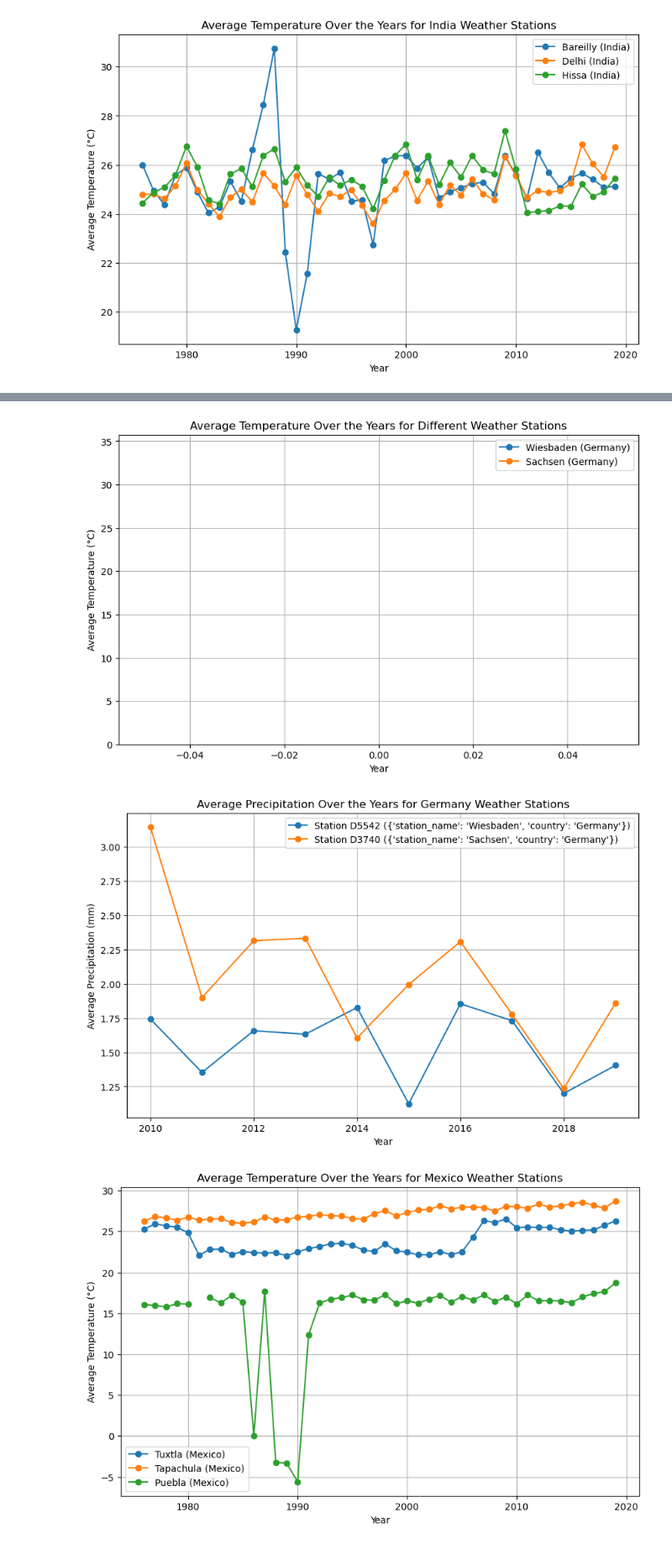
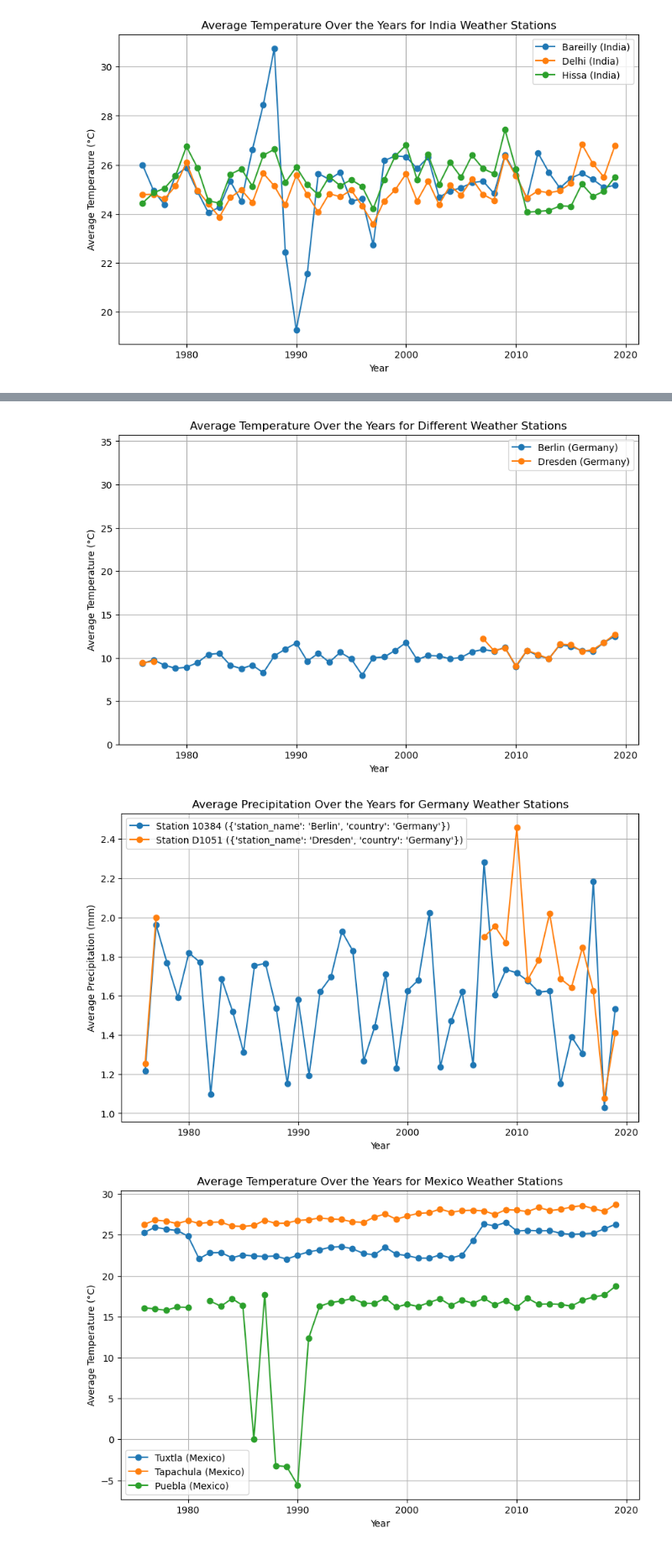
Before and after one commit to ElnazSaeidi/capstone-project-AEJS, a Jupyter notebook: Shumaila_Coding.ipynb, the cells around one changed output, grey strips where cells are left out. Shown at 84% size. Saved outputs shown, nothing was run; the diff lists cells and outputs as text; code cells hidden in the pictures.

```diff
--- a/Shumaila_Coding.ipynb
+++ b/Shumaila_Coding.ipynb
@@ -1568,7 +1849,7 @@ weather_df_1 = pd.DataFrame([])
 # Loop through all locations
 for station in stations:
     # API call start for open weather
-    querystring = {"station":station,"start":"1991-01-01","end":"2000-12-01"}
+    querystring = {"station":station,"start":"1991-01-01","end":"2000-12-02"}
 
     response = requests.get(url, headers=headers, params=querystring)
     #API call end
@@ -2377,7 +2658,7 @@ plt.show()
 # %%
 station_country_mapping = {
-    'D5542': {'station_name': 'Wiesbaden', 'country': 'Germany'},
-    'D3740': {'station_name': 'Sachsen', 'country': 'Germany'},
+    '10384': {'station_name': 'Berlin', 'country': 'Germany'},
+    'D1051': {'station_name': 'Dresden', 'country': 'Germany'},
 }
 
 # Extract the year from the 'weather_date' column
@@ -2404,34 +2685,34 @@ plt.ylim(0, average_temp_by_station['weather_tavg'].max() + 5)
 
 plt.show()
 # %% [output]
-[figure, old version]
+[figure, new version]
 # %%
 station_country_mapping = {
-    'D5542': {'station_name': 'Wiesbaden', 'country': 'Germany'},
-    'D3740': {'station_name': 'Sachsen', 'country': 'Germany'},
+    '10384': {'station_name': 'Berlin', 'country': 'Germany'},
+    'D1051': {'station_name': 'Dresden', 'country': 'Germany'},
 }
 
 # Extract the year from the 'weather_date' column
 merged_weather['year'] = pd.to_datetime(merged_weather['weather_date']).dt.year
 
 # Group by year and station, calculate the average precipitation for each group
 average_precipitation_by_station = merged_weather.groupby(['year', 'station'])['weather_prcp'].mean().reset_index()
 
 # Plotting the line chart
 plt.figure(figsize=(10, 6))
 
 for station, country in station_country_mapping.items():
     station_data = average_precipitation_by_station[average_precipitation_by_station['station'] == station]
     plt.plot(station_data['year'], station_data['weather_prcp'], label=f'Station {station} ({country})', marker='o')
 
 plt.title('Average Precipitation Over the Years for Germany Weather Stations')
 plt.xlabel('Year')
 plt.ylabel('Average Precipitation (mm)')
 plt.legend()
 plt.grid(True)
 plt.show()
 # %% [output]
-[figure, old version]
+[figure, new version]
 # %%
 
 station_country_mapping = {
```
Also changed, not shown: parts of 30 cells of this notebook, 1 other file.
